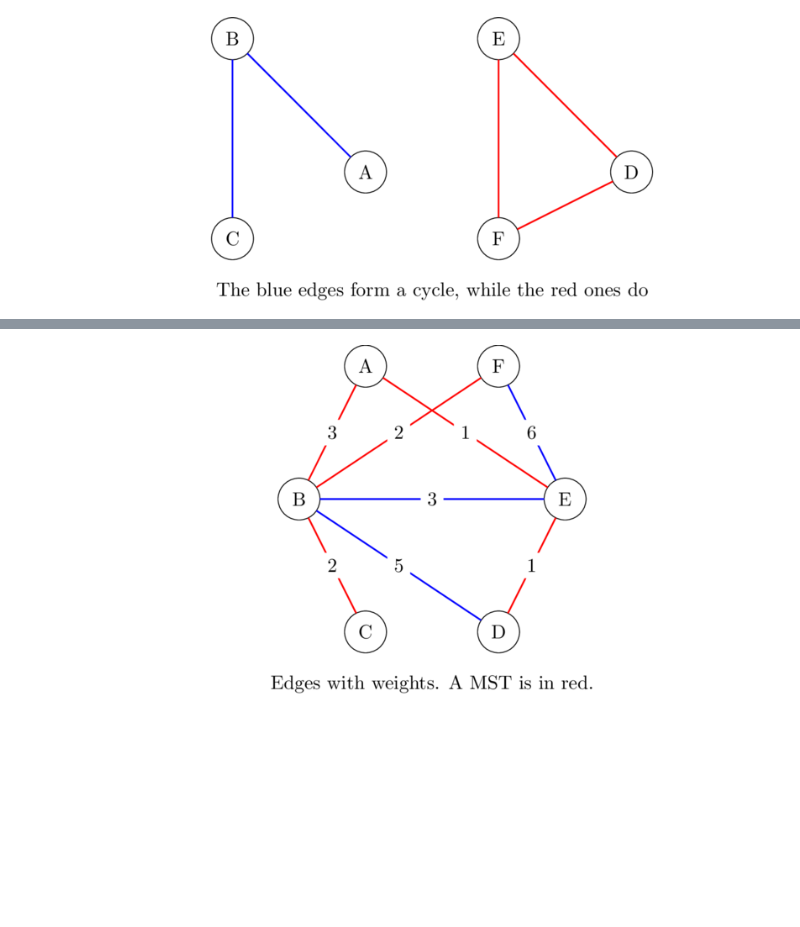
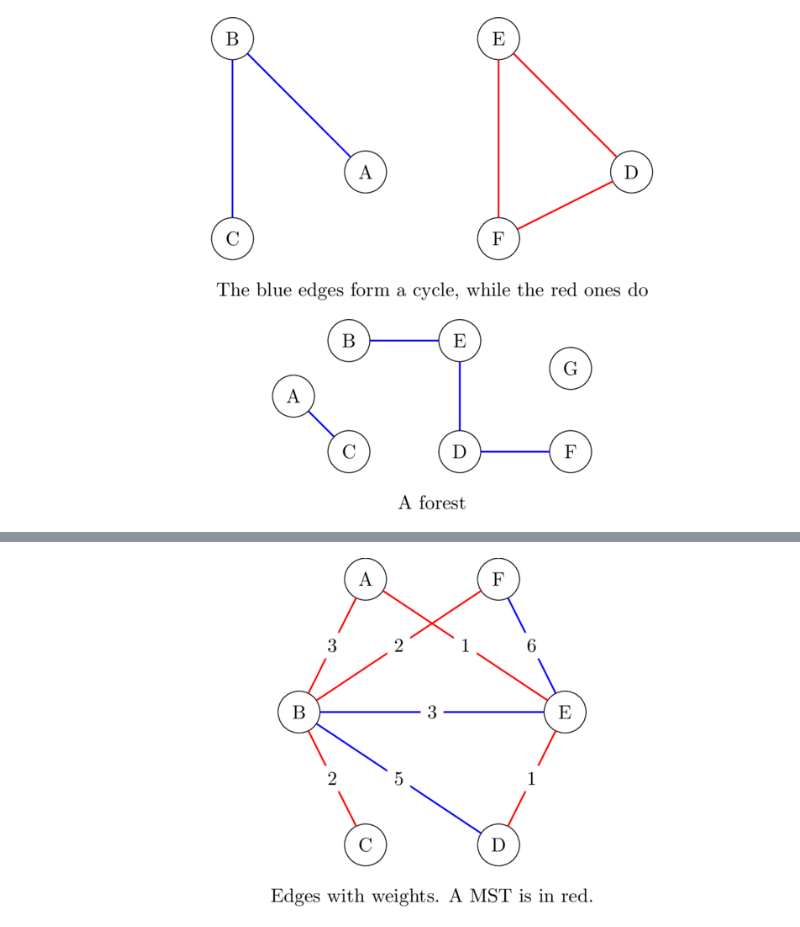
Before and after one commit to MaCaki/algorithms, a Jupyter notebook: euler_107/problem_107.ipynb, the cells around one changed output, grey strips where cells are left out. Saved outputs shown, nothing was run; the diff lists cells and outputs as text; code cells hidden in the pictures; blank space fills up the shorter version.

```diff
--- a/euler_107/problem_107.ipynb
+++ b/euler_107/problem_107.ipynb
@@ -32,4 +37,21 @@ Our ground set in this case is the set of edges $E = \{ (v,w) \in V\times V \}$
 \Edge[style={red},](F)(D)
 # %% [output]
 [figure]
+# %%
+%%tikz -s 800,600 -sc 1 -l arrows,petri,topaths -p tkz-berge -c "A forest"
+\tikzstyle{VertexStyle} = [shape=circle,minimum width=5ex,draw]
+\Vertex[x=-4,y=1]{A}
+\Vertex[x=-3,y=2]{B}
+\Vertex[x=-3,y=0]{C}
+\Vertex[x=-1,y=0]{D}
+\Vertex[x=-1,y=2]{E}
+\Vertex[x=1,y=0]{F}
+\Vertex[x=1,y=1.5]{G}
+
+\Edge[style={blue}](A)(C)
+\Edge[style={blue}](D)(E)
+\Edge[style={blue}](E)(B)
+\Edge[style={blue}](F)(D)
+# %% [output]
+[figure, added]
 # %% [markdown]
```
Also changed, not shown: parts of 8 cells of this notebook.
